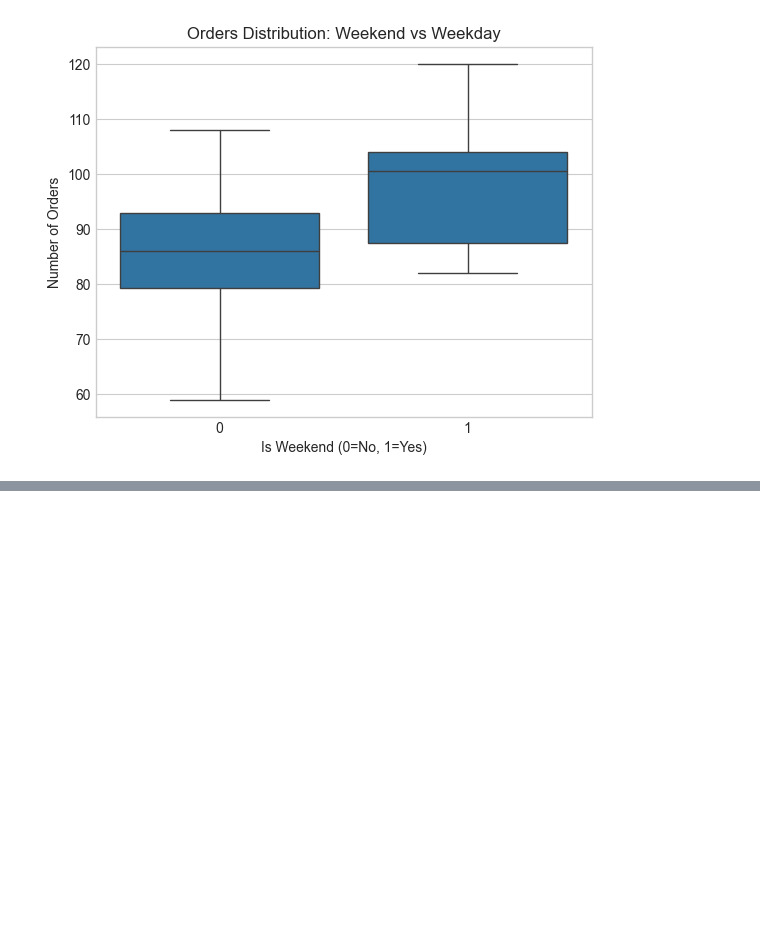
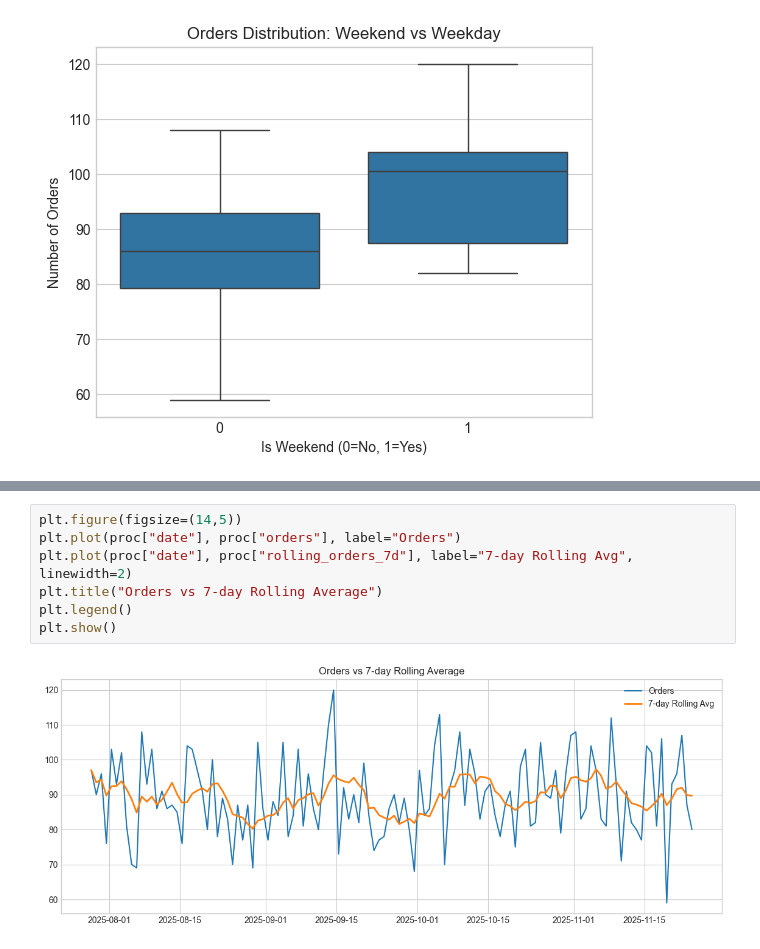
Before and after one commit to aadhityavarshan/smart-city-food-demand, a Jupyter notebook: notebooks/eda.ipynb, the cells around one changed output, grey strips where cells are left out. Saved outputs shown, nothing was run; the diff lists cells and outputs as text; blank space fills up the shorter version.

```diff
--- a/notebooks/eda.ipynb
+++ b/notebooks/eda.ipynb
@@ -53,0 +70,9 @@ plt.show()
+# %%
+plt.figure(figsize=(14,5))
+plt.plot(proc["date"], proc["orders"], label="Orders")
+plt.plot(proc["date"], proc["rolling_orders_7d"], label="7-day Rolling Avg", linewidth=2)
+plt.title("Orders vs 7-day Rolling Average")
+plt.legend()
+plt.show()
+# %% [output]
+[figure, added]
```
Also changed, not shown: parts of 4 cells of this notebook.
